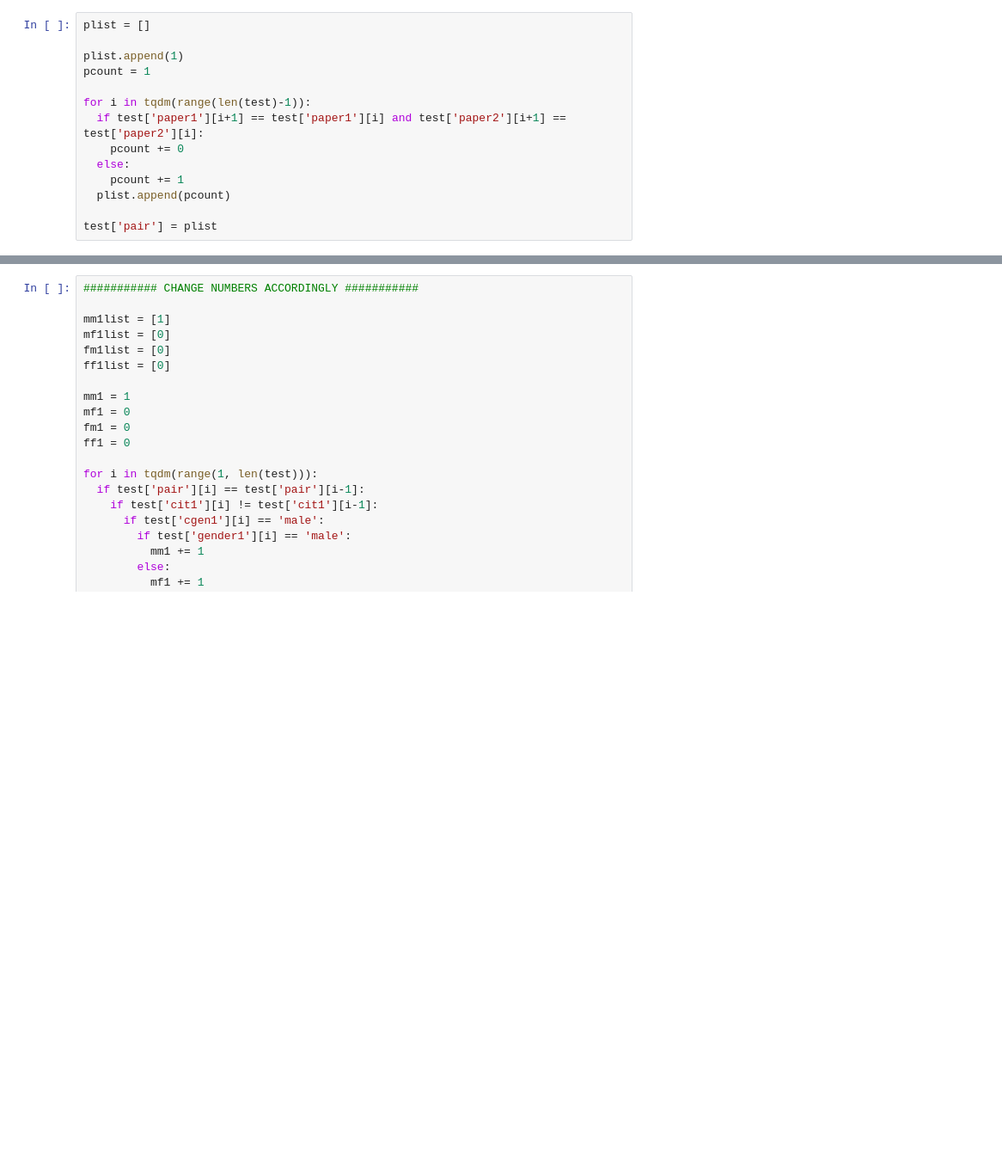
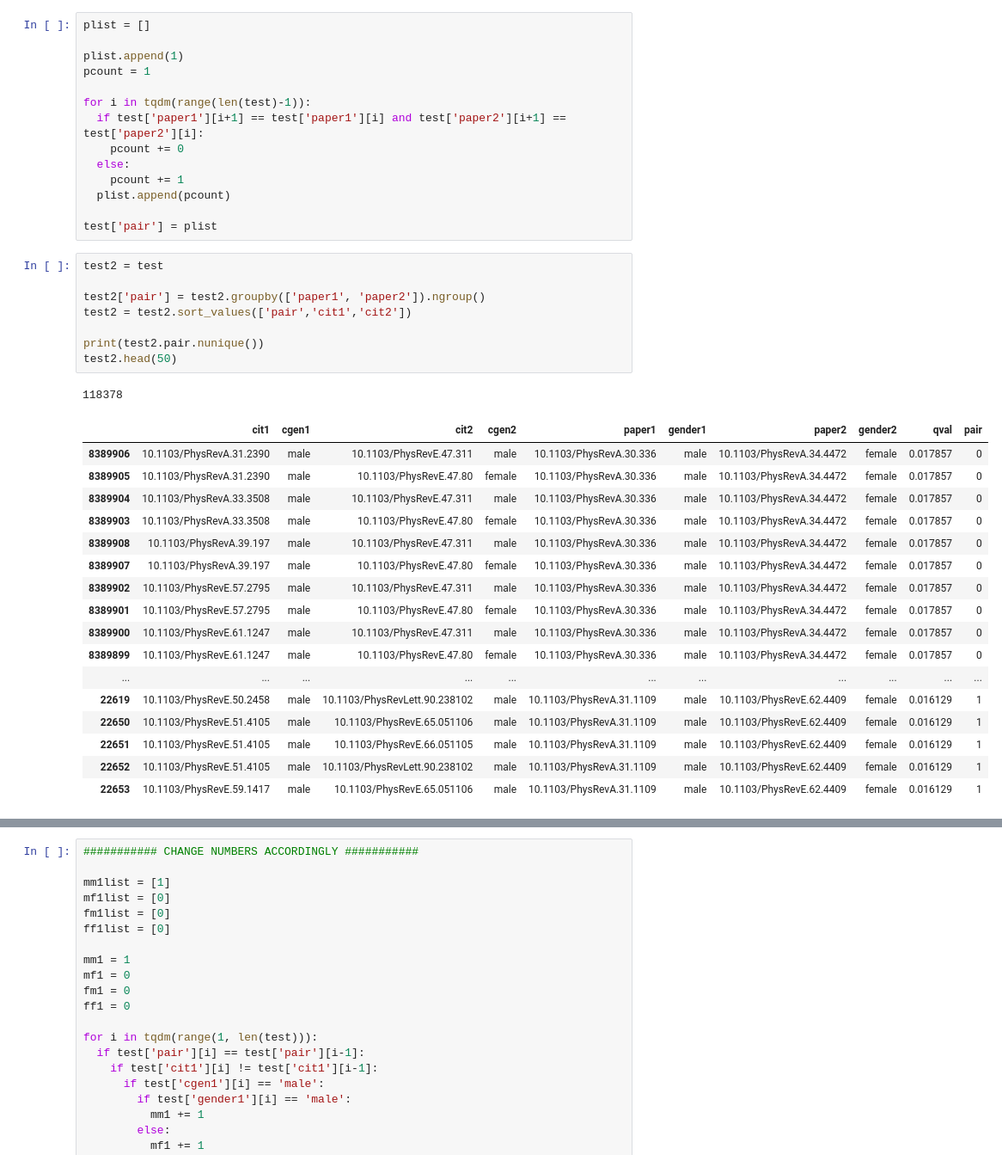
Before and after one commit to therobinkay/gender_bias_2021, a Jupyter notebook: Journal_Analysis_2_(GitHub).ipynb, the cells around one changed output, grey strips where cells are left out. Shown at 86% size. Drawn from its saved outputs; the diff is of its cells as text; blank space fills up the shorter version.

```diff
--- a/Journal_Analysis_2_(GitHub).ipynb
+++ b/Journal_Analysis_2_(GitHub).ipynb
@@ -316,6 +316,33 @@ for i in tqdm(range(len(test)-1)):
   plist.append(pcount)
 
 test['pair'] = plist
+# %%
+test2 = test
+
+test2['pair'] = test2.groupby(['paper1', 'paper2']).ngroup()
+test2 = test2.sort_values(['pair','cit1','cit2'])
+
+print(test2.pair.nunique())
+test2.head(50)
+# %% [output]
+118378
+|  | cit1 | cgen1 | cit2 | cgen2 | paper1 | gender1 | paper2 | gender2 | qval | pair |
+| 8389906 | 10.1103/PhysRevA.31.2390 | male | 10.1103/PhysRevE.47.311 | male | 10.1103/PhysRevA.30.336 | male | 10.1103/PhysRevA.34.4472 | female | 0.017857 | 0 |
+| 8389905 | 10.1103/PhysRevA.31.2390 | male | 10.1103/PhysRevE.47.80 | female | 10.1103/PhysRevA.30.336 | male | 10.1103/PhysRevA.34.4472 | female | 0.017857 | 0 |
+| 8389904 | 10.1103/PhysRevA.33.3508 | male | 10.1103/PhysRevE.47.311 | male | 10.1103/PhysRevA.30.336 | male | 10.1103/PhysRevA.34.4472 | female | 0.017857 | 0 |
+| 8389903 | 10.1103/PhysRevA.33.3508 | male | 10.1103/PhysRevE.47.80 | female | 10.1103/PhysRevA.30.336 | male | 10.1103/PhysRevA.34.4472 | female | 0.017857 | 0 |
+| 8389908 | 10.1103/PhysRevA.39.197 | male | 10.1103/PhysRevE.47.311 | male | 10.1103/PhysRevA.30.336 | male | 10.1103/PhysRevA.34.4472 | female | 0.017857 | 0 |
+| 8389907 | 10.1103/PhysRevA.39.197 | male | 10.1103/PhysRevE.47.80 | female | 10.1103/PhysRevA.30.336 | male | 10.1103/PhysRevA.34.4472 | female | 0.017857 | 0 |
+| 8389902 | 10.1103/PhysRevE.57.2795 | male | 10.1103/PhysRevE.47.311 | male | 10.1103/PhysRevA.30.336 | male | 10.1103/PhysRevA.34.4472 | female | 0.017857 | 0 |
+| 8389901 | 10.1103/PhysRevE.57.2795 | male | 10.1103/PhysRevE.47.80 | female | 10.1103/PhysRevA.30.336 | male | 10.1103/PhysRevA.34.4472 | female | 0.017857 | 0 |
+| 8389900 | 10.1103/PhysRevE.61.1247 | male | 10.1103/PhysRevE.47.311 | male | 10.1103/PhysRevA.30.336 | male | 10.1103/PhysRevA.34.4472 | female | 0.017857 | 0 |
+| 8389899 | 10.1103/PhysRevE.61.1247 | male | 10.1103/PhysRevE.47.80 | female | 10.1103/PhysRevA.30.336 | male | 10.1103/PhysRevA.34.4472 | female | 0.017857 | 0 |
+| ... | ... | ... | ... | ... | ... | ... | ... | ... | ... | ... |
+| 22619 | 10.1103/PhysRevE.50.2458 | male | 10.1103/PhysRevLett.90.238102 | male | 10.1103/PhysRevA.31.1109 | male | 10.1103/PhysRevE.62.4409 | female | 0.016129 | 1 |
+| 22650 | 10.1103/PhysRevE.51.4105 | male | 10.1103/PhysRevE.65.051106 | male | 10.1103/PhysRevA.31.1109 | male | 10.1103/PhysRevE.62.4409 | female | 0.016129 | 1 |
+| 22651 | 10.1103/PhysRevE.51.4105 | male | 10.1103/PhysRevE.66.051105 | male | 10.1103/PhysRevA.31.1109 | male | 10.1103/PhysRevE.62.4409 | female | 0.016129 | 1 |
+| 22652 | 10.1103/PhysRevE.51.4105 | male | 10.1103/PhysRevLett.90.238102 | male | 10.1103/PhysRevA.31.1109 | male | 10.1103/PhysRevE.62.4409 | female | 0.016129 | 1 |
+| 22653 | 10.1103/PhysRevE.59.1417 | male | 10.1103/PhysRevE.65.051106 | male | 10.1103/PhysRevA.31.1109 | male | 10.1103/PhysRevE.62.4409 | female | 0.016129 | 1 |
 # %%
 test.head()
 # %% [output]
```
Also changed, not shown: parts of 3 cells of this notebook.
